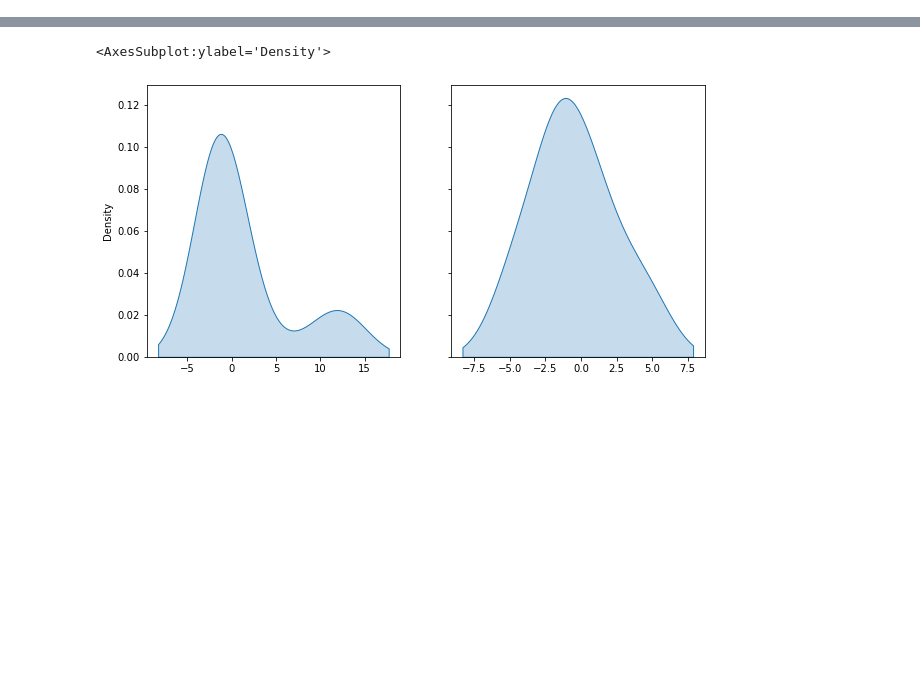
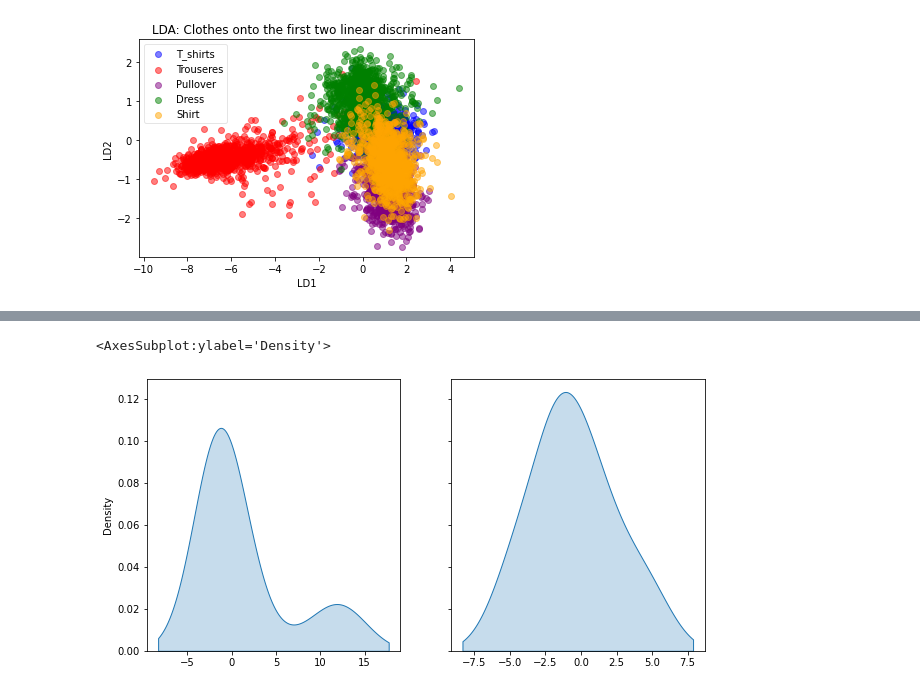
Before and after one commit to JBH010/ML-project, a Jupyter notebook: LDA_hardcode.ipynb, the cells around one changed output, grey strips where cells are left out. Cells and saved outputs as stored; diff of their text form; code cells hidden in the pictures; blank space fills up the shorter version.

```diff
--- a/LDA_hardcode.ipynb
+++ b/LDA_hardcode.ipynb
@@ -34,3 +38,6 @@ test_SW = find_S_W(test_X, test_y, test_mean_vec)
+# %%
+for i in range(784):
+    test_SW[i][i]=test_SW[i][i]+0.00000000000000000000001
 # %%
 def find_S_B(X,Y, mean_vectors):
     overall_mean = np.mean(X,axis= 0)
@@ -78,4 +84,6 @@ LinAlgError: Singular matrix
 # %%
-W_train = np.hstack((train_pairs[0][1].reshape(784,1),train_pairs[1][1].reshape(784,1),train_pairs[2][1].reshape(784,1),train_pairs[3][1].reshape(784,1)))
+W_train = np.hstack((train_pairs[0][1].reshape(784,1),train_pairs[1][1].reshape(784,1)))
+W_test =  np.hstack((test_pairs[0][1].reshape(784,1),test_pairs[1][1].reshape(784,1)))
 # %%
 X_train_lda = train_X.dot(W_train)
+X_test_lda=test_X.dot(W_test)
@@ -98,6 +90,5 @@ array([[-3.07188115+0.j,  0.32390806+0.j, -2.3229647 +0.j,
 # %%
 def plot_step_lda(X_lda,Y):
-    ax=plt.subplot(111)
     for label, color in zip(range(5),("blue","red","purple","green","orange")):
         plt.scatter(x=X_lda[:,0].real[Y==label],
         y = (X_lda[:,1].real[Y==label]), color = color , alpha=0.5, label = label_dict[label])
@@ -107,11 +98,3 @@ def plot_step_lda(X_lda,Y):
     leg = plt.legend(loc= "upper left", fancybox = True)
     leg.get_frame().set_alpha(0.5)
     plt.title("LDA: Clothes onto the first two linear discrimineant")
-
-    plt.tick_params(axis= 'both', which = 'both', bottom = 'off', top = 'off', labelbottom = 'on', left = 'off', right ='off', labelleft= 'on')
-    ax.spines["top"].set_visible(False)
-    ax.spines["right"].set_visible(False)
-    ax.spines["bottom"].set_visible(False)
-    ax.spines["left"].set_visible(False)
-
-plot_step_lda(X_train_lda,train_y)
@@ -132,3 +105,7 @@ array([[-3.07188115,  0.32390806, -2.3229647 ,  4.66593953],
+# %%
+plot_step_lda(X_test_lda,test_y)
+# %% [output]
+[figure, added]
 # %%
 fig, axs = plt.subplots(1,2, figsize = (10,5), sharey = True)
 
```
Also changed, not shown: parts of 10 cells of this notebook.
